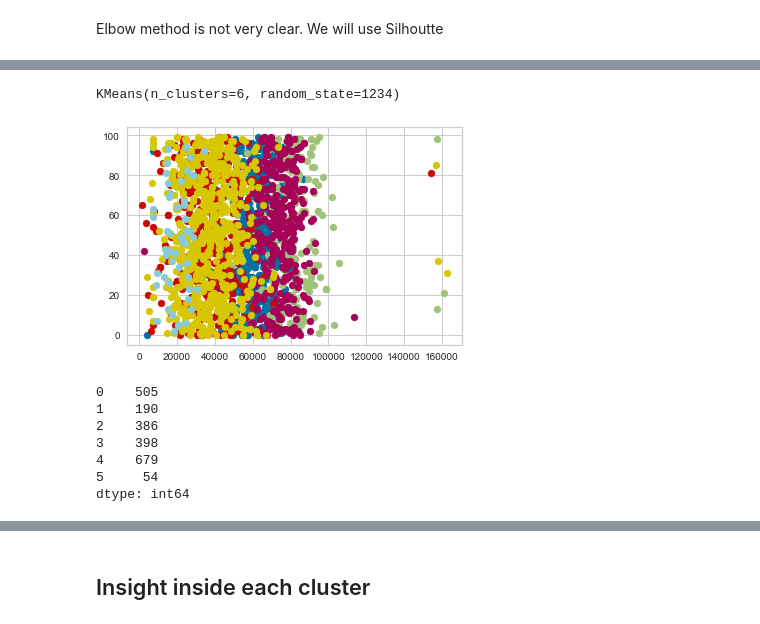
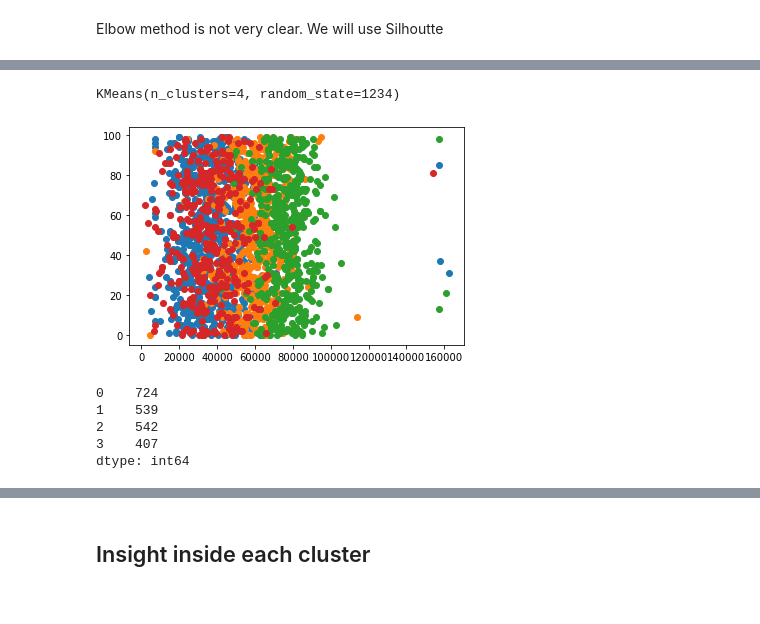
Before and after one commit to shushak/Customer-Segmentation-Project, a Jupyter notebook: Customer_Segmentation_Project.ipynb, the cells around one changed output, grey strips where cells are left out. Saved outputs shown, nothing was run; the diff lists cells and outputs as text; code cells hidden in the pictures.

```diff
--- a/Customer_Segmentation_Project.ipynb
+++ b/Customer_Segmentation_Project.ipynb
@@ -935,7 +1018,7 @@ for k in K:
     print()
     kmeans = KMeans(n_clusters=k,
                     random_state=1234)
-    kmeans.fit(X_scaled_df)
+    kmeans.fit(PCA_ds)
     inertia.append(kmeans.inertia_)
 
 import numpy as np
@@ -975,6 +1058,6 @@ We will use Silhoutte
 model = KMeans()
 # k is range of number of clusters.
 visualizer = KElbowVisualizer(model, k=10,metric='silhouette')
-visualizer.fit(X_scaled_df)        # Fit the data to the visualizer
+visualizer.fit(PCA-ds)        # Fit the data to the visualizer
 visualizer.show()        # Finalize and render the figure
 # %% [output]
@@ -987,11 +1069,11 @@ km = KMeans(n_clusters=4, random_state=42)
 #
 # Fit the KMeans model
 #
-km.fit_predict(X)
+km.fit_predict(PCA_ds)
 #
 # Calculate Silhoutte Score
 #
-score = silhouette_score(X, km.labels_, metric='euclidean')
+score = silhouette_score(PCA_ds, km.labels_, metric='euclidean')
 #
 # Print the score
 #
@@ -1019,34 +1099,32 @@ for i in [2, 3, 4, 5,6,7,8]:
 # %%
 #According to Silhoutte Score we need 4 clusters.
 # %%
-kmeans = KMeans(n_clusters=6, random_state=1234)
-kmeans.fit(X_scaled_df)
+kmeans = KMeans(n_clusters=4, random_state=1234)
+kmeans.fit(PCA_ds)
 # %% [output]
-KMeans(n_clusters=6, random_state=1234)
+KMeans(n_clusters=4, random_state=1234)
 # %%
-labels = kmeans.predict(X_scaled_df)
+labels = kmeans.predict(PCA_ds)
 # retrieve unique clusters
 clusters = np.unique(labels)
 # create scatter plot for samples from each cluster
 for cluster in clusters:
     # get row indexes for samples with this cluster
     row_ix = np.where(labels == cluster)
     # create scatter of these samples
     pyplot.scatter(X.to_numpy()[row_ix, 0], X.to_numpy()[row_ix, 1])
     # show the plot
 pyplot.show()
 # %% [output]
-[figure, old version]
+[figure, new version]
 # %%
-clusters = kmeans.predict(X_scaled_df)
+clusters = kmeans.predict(PCA_ds)
 #clusters
 pd.Series(clusters).value_counts().sort_index()
 # %% [output]
-0    505
-1    190
-2    386
-3    398
-4    679
-5     54
+0    724
+1    539
+2    542
+3    407
 dtype: int64
 # %%
```
Also changed, not shown: parts of 41 cells of this notebook.
